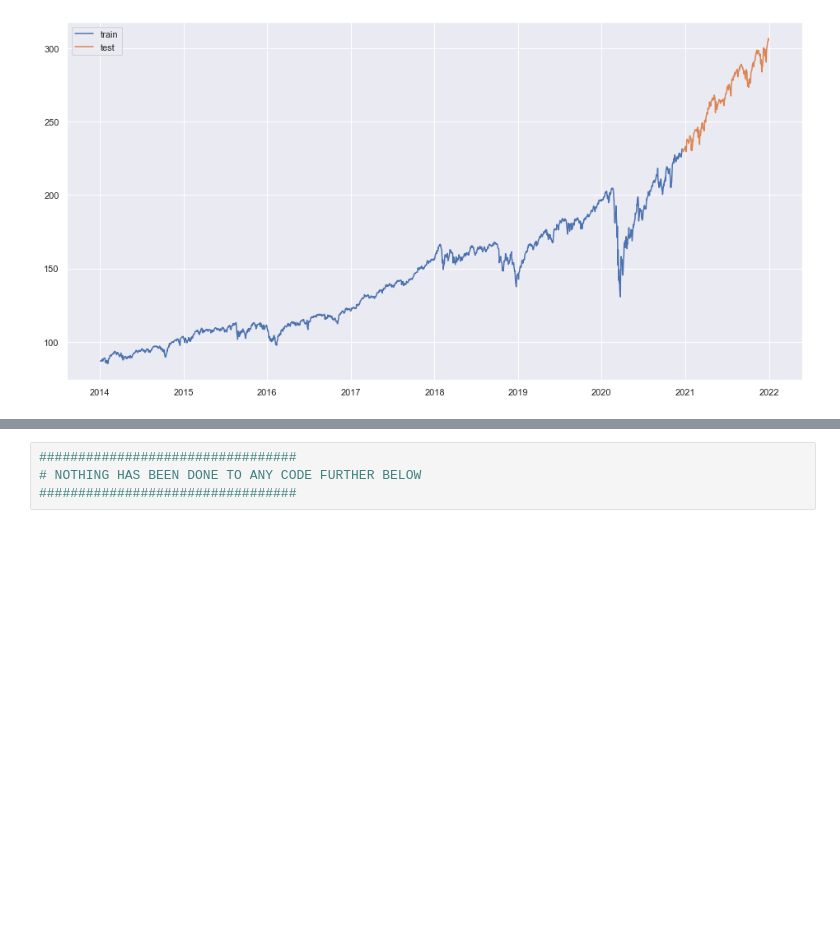
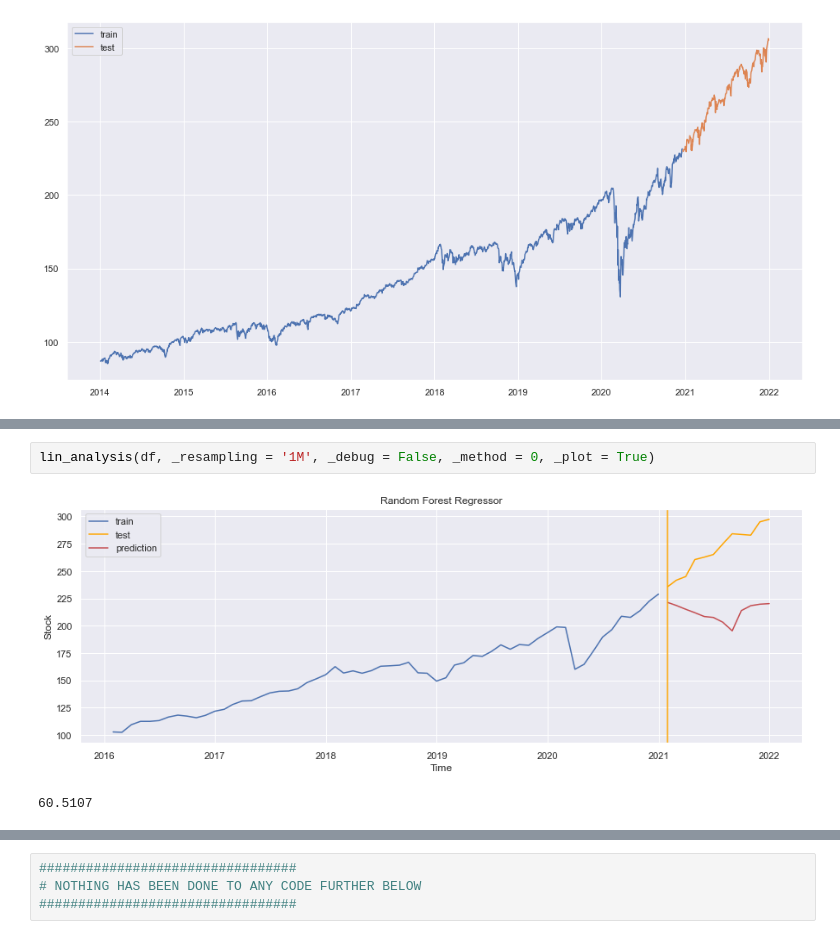
Before and after one commit to RohitRanjan1812/OPA_repo, a Jupyter notebook: 002_timeseries_prediction.ipynb, the cells around one changed output, grey strips where cells are left out. Drawn from its saved outputs; the diff is of its cells as text; blank space fills up the shorter version.

Commit message:
clean version with preparation to DL and no_plot work

```diff
--- a/002_timeseries_prediction.ipynb
+++ b/002_timeseries_prediction.ipynb
@@ -597,0 +484,5 @@ INFO:prophet:Disabling daily seasonality. Run prophet with daily_seasonality=Tru
+# %%
+lin_analysis(df, _resampling = '1M', _debug = False, _method = 0, _plot = True)
+# %% [output]
+[figure, added]
+60.5107
```
Also changed, not shown: parts of 22 cells of this notebook.
